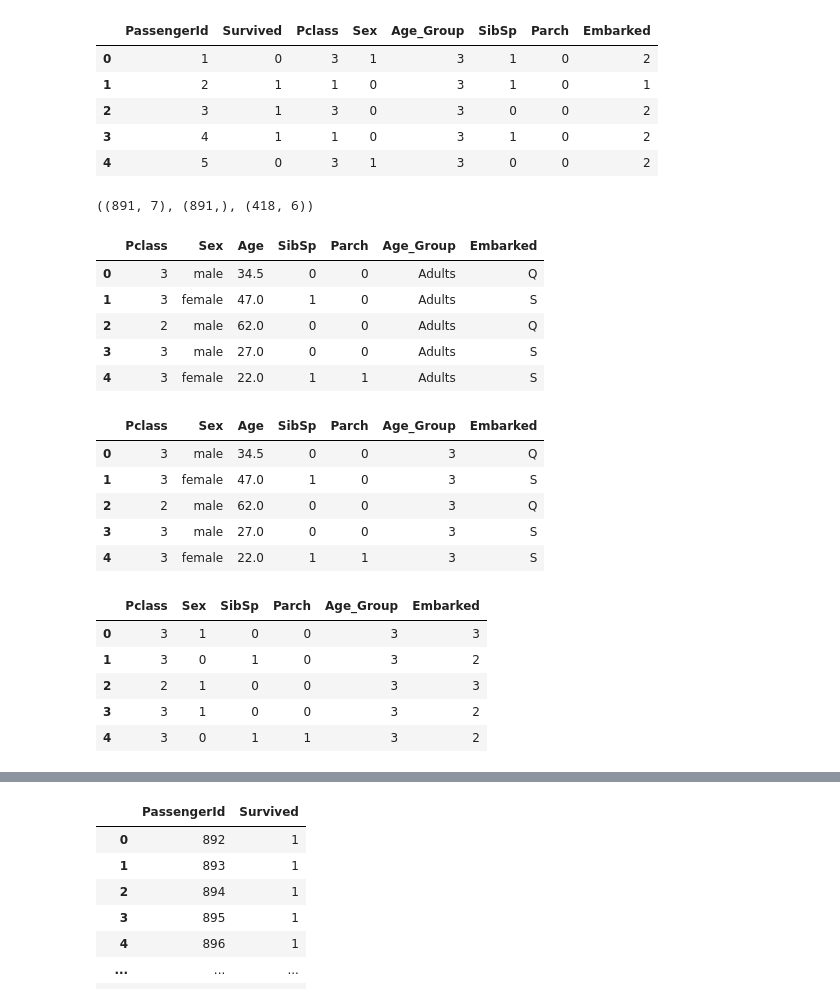
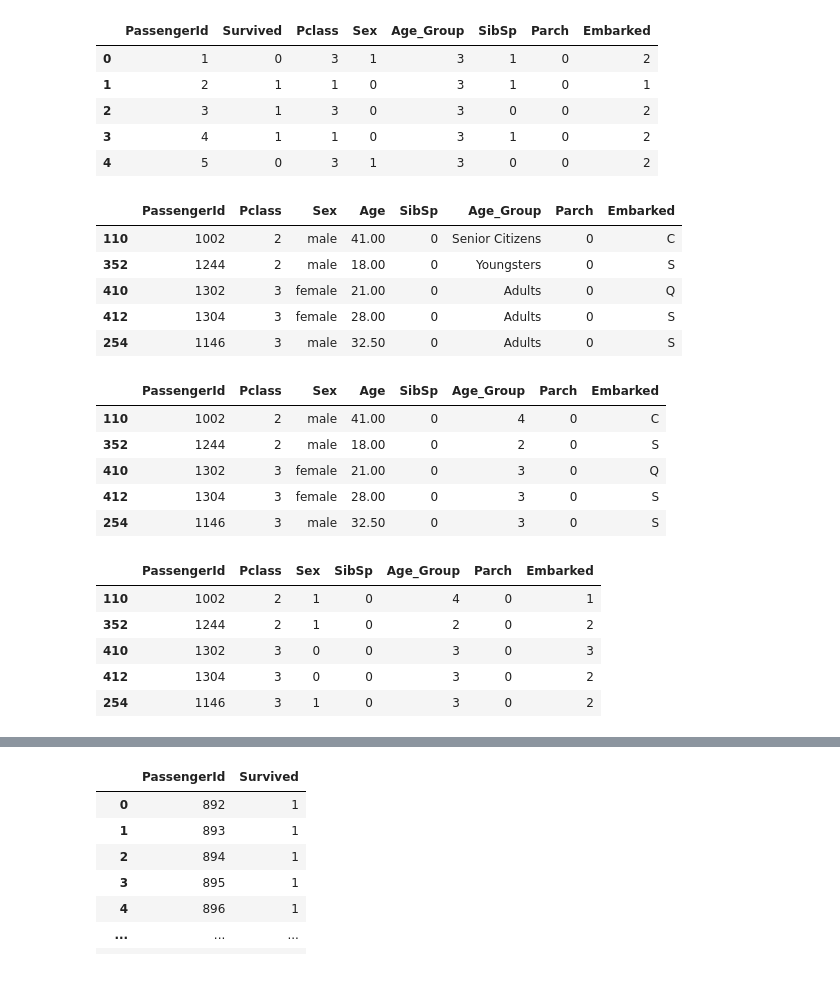
Before and after one commit to NidhiBaheti/Kaggle-Projects, a Jupyter notebook: Titanic/Titanic Competition.ipynb, the cells around one changed output, grey strips where cells are left out. Saved outputs shown, nothing was run; the diff lists cells and outputs as text; code cells hidden in the pictures.

```diff
--- a/Titanic/Titanic Competition.ipynb
+++ b/Titanic/Titanic Competition.ipynb
@@ -198,31 +199,34 @@ df.head()
 # %%
 X_train = df.drop("Survived", axis=1)
 Y_train = df["Survived"]
-X_test  = testdf.drop("PassengerId", axis=1).copy()
-X_train.shape, Y_train.shape, X_test.shape
+#X_test  = testdf.drop("PassengerId", axis=1).copy()
+#X_train.shape, Y_train.shape, X_test.shape
+from sklearn.model_selection import train_test_split
+X_test, Y_test = train_test_split(testdf,test_size=0.2)
-# %% [output]
-((891, 7), (891,), (418, 6))
 # %%
 X_test['Age']=X_test['Age'].fillna(X_test['Age'].mode()[0])
 X_test.insert(5, 'Age_Group', agegroups)
+Y_test['Age']=Y_test['Age'].fillna(Y_test['Age'].mode()[0])
+Y_test.insert(5, 'Age_Group', agegroups)
 #X_test = X_test.replace(recode_age)
 X_test.head()
 # %% [output]
-|  | Pclass | Sex | Age | SibSp | Parch | Age_Group | Embarked |
-| 0 | 3 | male | 34.5 | 0 | 0 | Adults | Q |
-| 1 | 3 | female | 47.0 | 1 | 0 | Adults | S |
-| 2 | 2 | male | 62.0 | 0 | 0 | Adults | Q |
-| 3 | 3 | male | 27.0 | 0 | 0 | Adults | S |
-| 4 | 3 | female | 22.0 | 1 | 1 | Adults | S |
+|  | PassengerId | Pclass | Sex | Age | SibSp | Age_Group | Parch | Embarked |
+| 110 | 1002 | 2 | male | 41.00 | 0 | Senior Citizens | 0 | C |
+| 352 | 1244 | 2 | male | 18.00 | 0 | Youngsters | 0 | S |
+| 410 | 1302 | 3 | female | 21.00 | 0 | Adults | 0 | Q |
+| 412 | 1304 | 3 | female | 28.00 | 0 | Adults | 0 | S |
+| 254 | 1146 | 3 | male | 32.50 | 0 | Adults | 0 | S |
 # %%
 X_test = X_test.replace(recode_age)
+Y_test = Y_test.replace(recode_age)
 X_test.head()
 # %% [output]
-|  | Pclass | Sex | Age | SibSp | Parch | Age_Group | Embarked |
-| 0 | 3 | male | 34.5 | 0 | 0 | 3 | Q |
-| 1 | 3 | female | 47.0 | 1 | 0 | 3 | S |
-| 2 | 2 | male | 62.0 | 0 | 0 | 3 | Q |
-| 3 | 3 | male | 27.0 | 0 | 0 | 3 | S |
-| 4 | 3 | female | 22.0 | 1 | 1 | 3 | S |
+|  | PassengerId | Pclass | Sex | Age | SibSp | Age_Group | Parch | Embarked |
+| 110 | 1002 | 2 | male | 41.00 | 0 | 4 | 0 | C |
+| 352 | 1244 | 2 | male | 18.00 | 0 | 2 | 0 | S |
+| 410 | 1302 | 3 | female | 21.00 | 0 | 3 | 0 | Q |
+| 412 | 1304 | 3 | female | 28.00 | 0 | 3 | 0 | S |
+| 254 | 1146 | 3 | male | 32.50 | 0 | 3 | 0 | S |
 # %%
 X_test.drop(['Age'], axis=1, inplace=True)
@@ -229,13 +234,14 @@ X_test.drop(['Age'], axis=1, inplace=True)
 # %%
 X_test = X_test.replace(recode_variables)
+Y_test = Y_test.replace(recode_variables)
 X_test.head()
 # %% [output]
-|  | Pclass | Sex | SibSp | Parch | Age_Group | Embarked |
-| 0 | 3 | 1 | 0 | 0 | 3 | 3 |
-| 1 | 3 | 0 | 1 | 0 | 3 | 2 |
-| 2 | 2 | 1 | 0 | 0 | 3 | 3 |
-| 3 | 3 | 1 | 0 | 0 | 3 | 2 |
-| 4 | 3 | 0 | 1 | 1 | 3 | 2 |
+|  | PassengerId | Pclass | Sex | SibSp | Age_Group | Parch | Embarked |
+| 110 | 1002 | 2 | 1 | 0 | 4 | 0 | 1 |
+| 352 | 1244 | 2 | 1 | 0 | 2 | 0 | 2 |
+| 410 | 1302 | 3 | 0 | 0 | 3 | 0 | 3 |
+| 412 | 1304 | 3 | 0 | 0 | 3 | 0 | 2 |
+| 254 | 1146 | 3 | 1 | 0 | 3 | 0 | 2 |
 # %%
 X_train.drop(['PassengerId'], axis=1, inplace=True)
 X_train.head()
```
Also changed, not shown: parts of 5 cells of this notebook.
